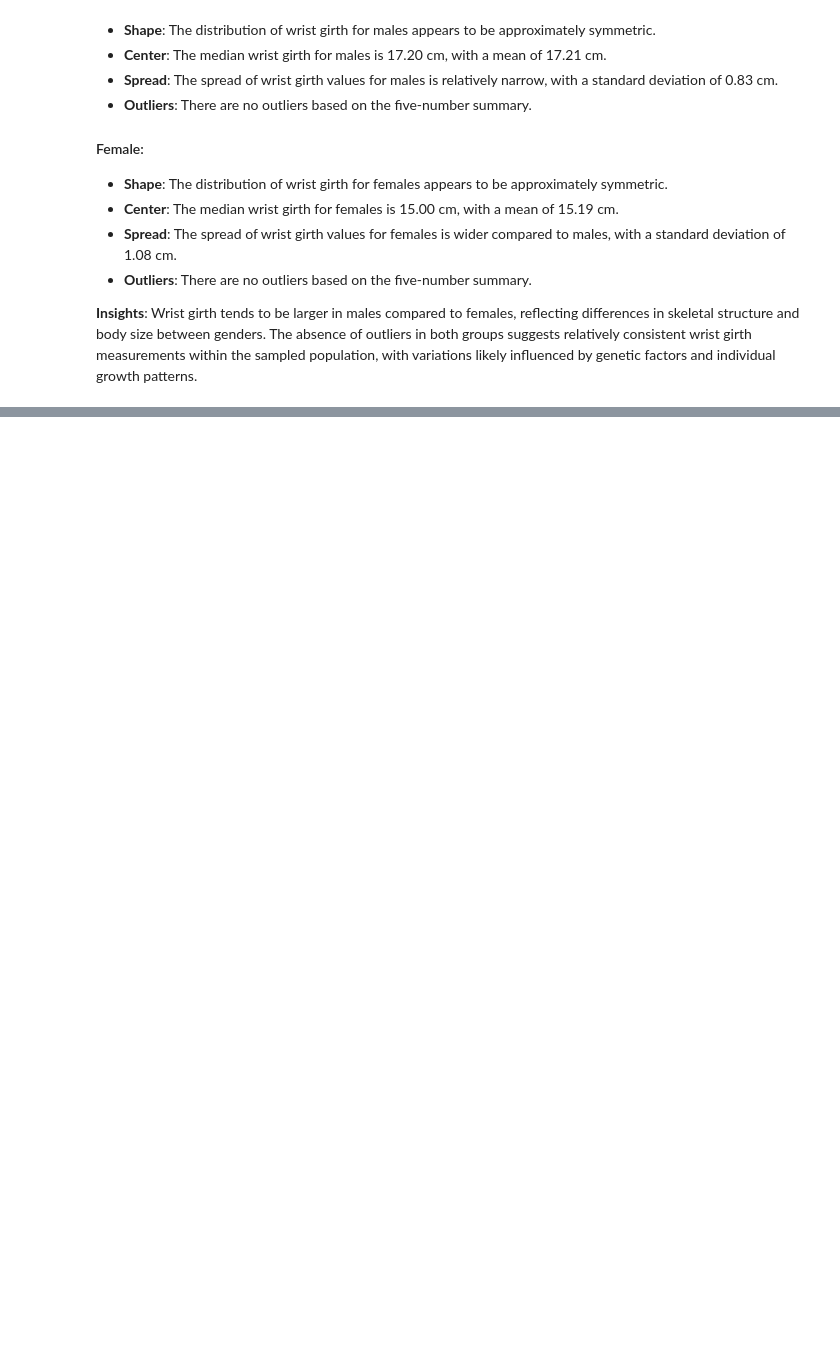
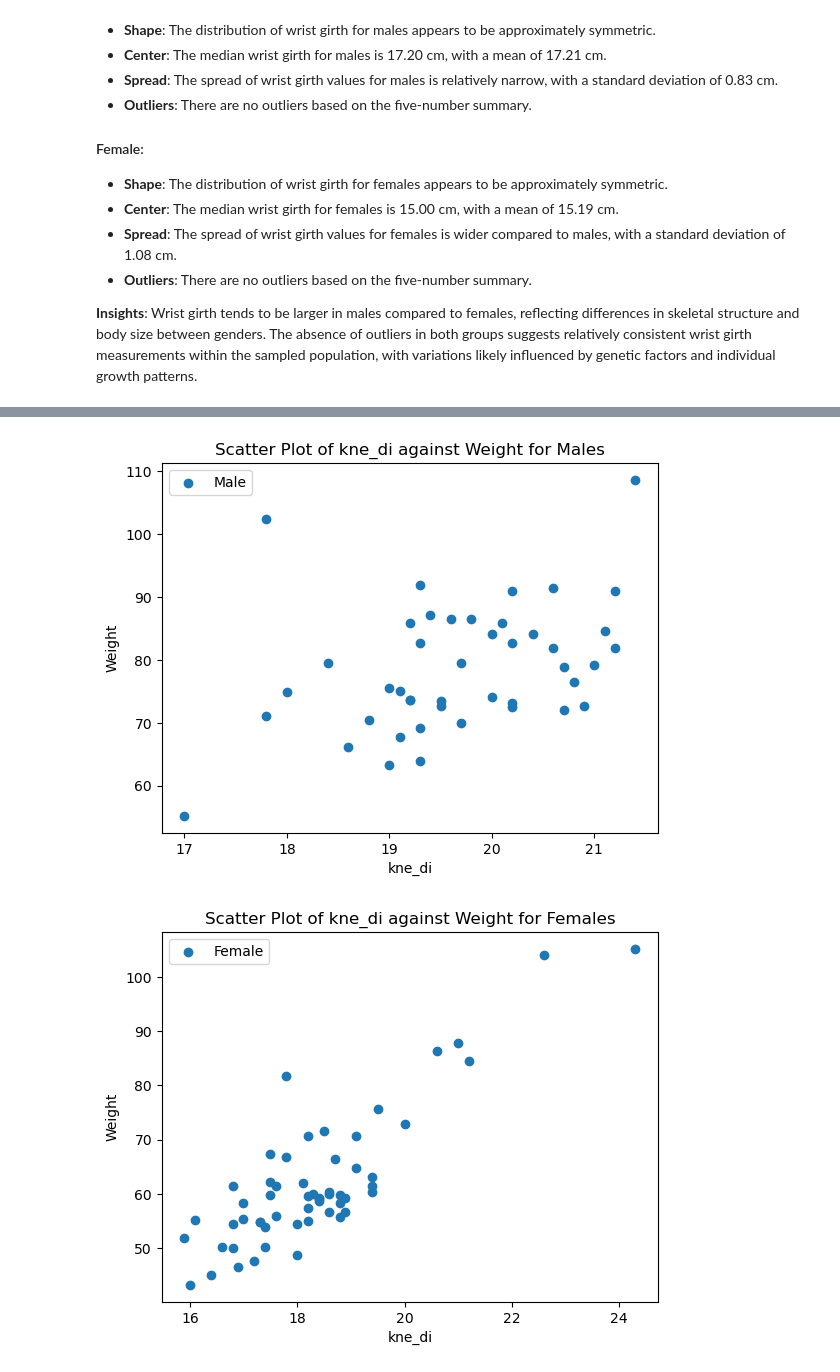
Before and after one commit to robertnesterodhiambo/robertnesterodhiambo-Data-analysis, a Jupyter notebook: colab.ipynb, the cells around one changed output, grey strips where cells are left out. Saved outputs shown, nothing was run; the diff lists cells and outputs as text; code cells hidden in the pictures; blank space fills up the shorter version.

```diff
--- a/colab.ipynb
+++ b/colab.ipynb
@@ -355,0 +390,42 @@ Name: wri_gi, dtype: float64
+# %%
+import matplotlib.pyplot as plt
+
+male=df[df["sex"]==1]
+female=df[df["sex"]==0]
+
+# Sample code
+# Scatter plot for the first selected column ('kne_di') against 'wgt' for males
+plt.scatter(male['kne_di'], male['wgt'], label='Male')
+plt.title('Scatter Plot of kne_di against Weight for Males')
+plt.xlabel('kne_di')
+plt.ylabel('Weight')
+plt.legend()
+plt.show()
+
+# Scatter plot for the first selected column ('kne_di') against 'wgt' for females
+plt.scatter(female['kne_di'], female['wgt'], label='Female')
+plt.title('Scatter Plot of kne_di against Weight for Females')
+plt.xlabel('kne_di')
+plt.ylabel('Weight')
+plt.legend()
+plt.show()
+
+# Repeat the same process for the second selected column ('kne_gi')
+# Scatter plot for the second selected column ('kne_gi') against 'wgt' for males
+plt.scatter(male['kne_gi'], male['wgt'], label='Male')
+plt.title('Scatter Plot of kne_gi against Weight for Males')
+plt.xlabel('kne_gi')
+plt.ylabel('Weight')
+plt.legend()
+plt.show()
+
+# Scatter plot for the second selected column ('kne_gi') against 'wgt' for females
+plt.scatter(female['kne_gi'], female['wgt'], label='Female')
+plt.title('Scatter Plot of kne_gi against Weight for Females')
+plt.xlabel('kne_gi')
+plt.ylabel('Weight')
+plt.legend()
+plt.show()
+# %% [output]
+[figure, added]
+[figure, added]
```
Also changed, not shown: parts of 7 cells of this notebook.
